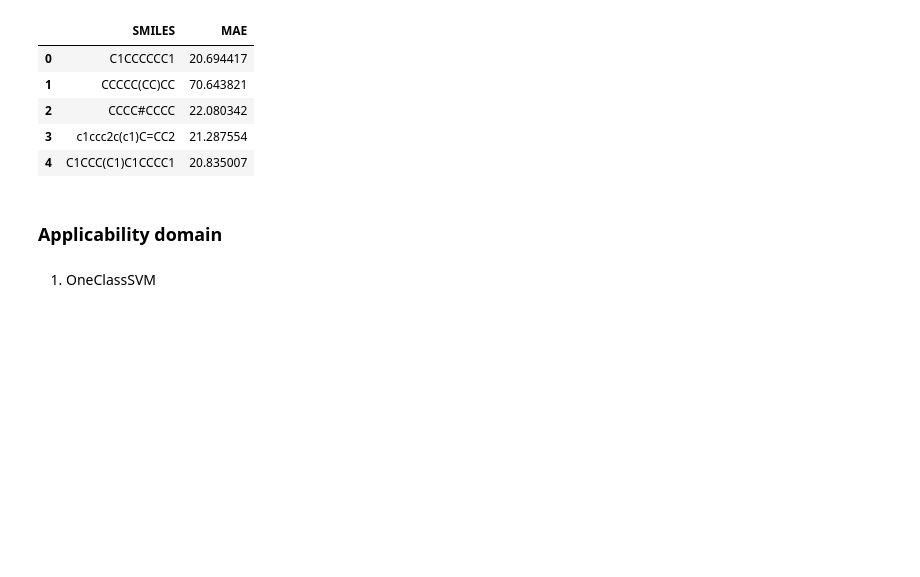
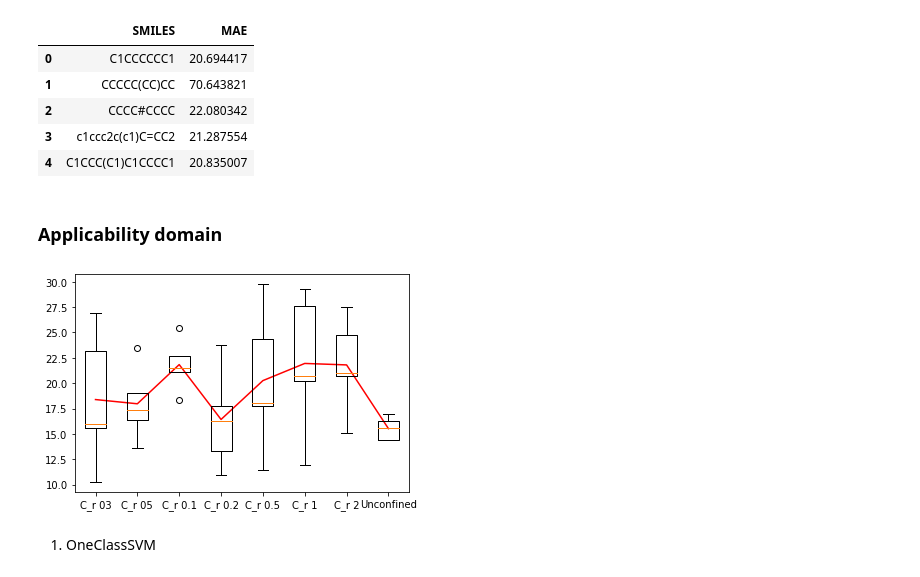
Before and after one commit to SergeyAnufriev/biofuels, a Jupyter notebook: Octane_latest.ipynb, the cells around one changed output. Saved outputs shown, nothing was run; the diff lists cells and outputs as text; code cells hidden in the pictures; blank space fills up the shorter version.

Commit message:
add plot

```diff
--- a/Octane_latest.ipynb
+++ b/Octane_latest.ipynb
@@ -141,6 +141,20 @@ data_error
 | 4 | C1CCC(C1)C1CCCC1 | 20.835007 |
 # %% [markdown]
 ### Applicability domain
+# %%
+import numpy as np
+import matplotlib.pyplot as plt
+
+labels = ['C_r 03', 'C_r 05', 'C_r 0.1', 'C_r 0.2', 'C_r 0.5', 'C_r 1', 'C_r 2', 'Unconfined']
+
+my_list = [np.random.uniform(10, 30, 5) for _ in labels]
+my_mean = [values.mean() for values in my_list]
+
+plt.plot(np.arange(len(my_mean)) + 1, my_mean, color='r')
+plt.boxplot(my_list, labels=labels)
+plt.show()
+# %% [output]
+[figure, added]
 # %% [markdown]
 1. OneClassSVM
 # %%
```
